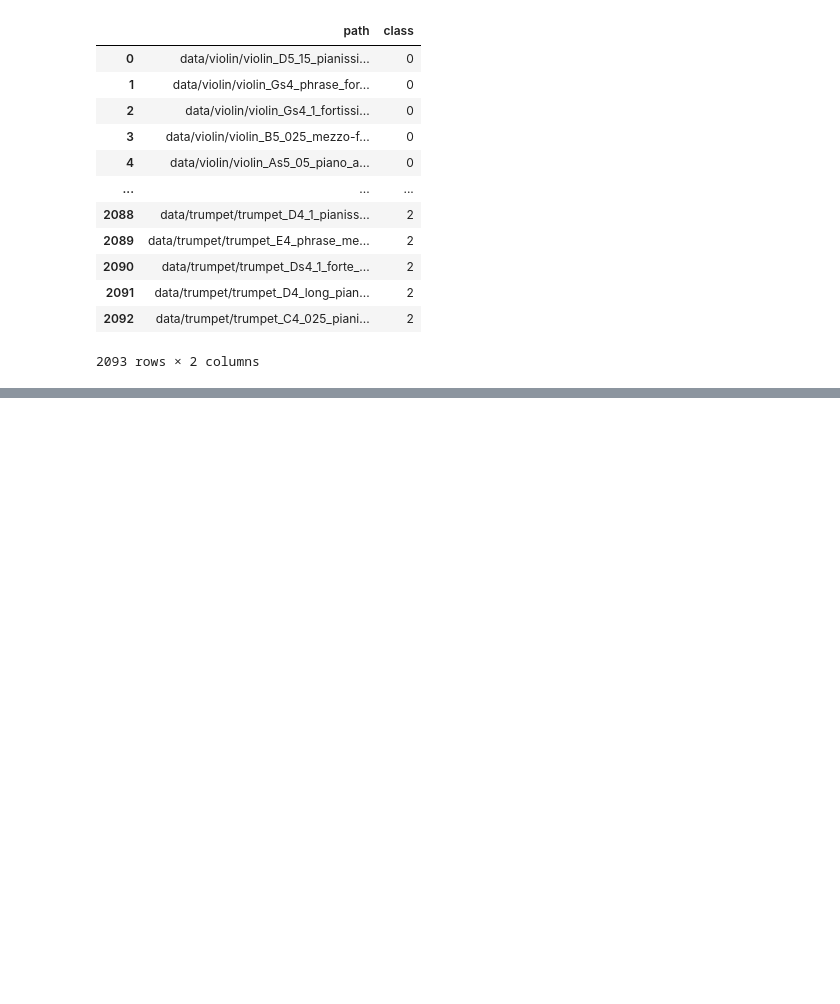
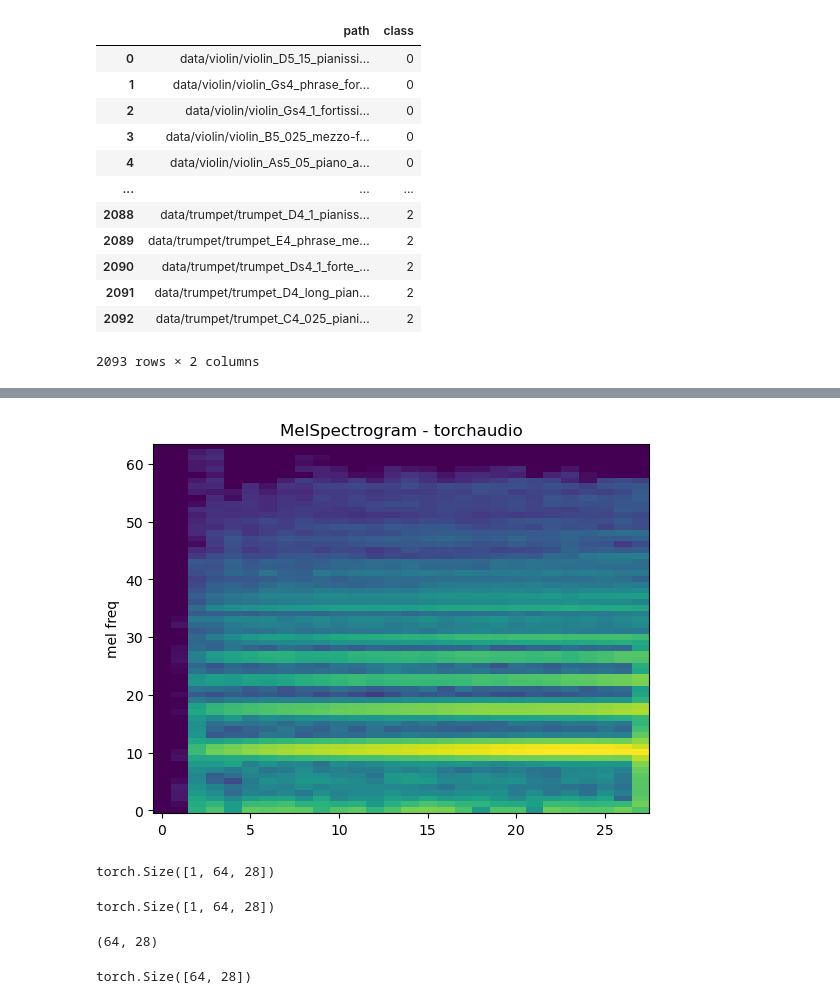
Before and after one commit to spacekaila/dsfp-s19-hack, a Jupyter notebook: audio_deep_learning.ipynb, the cells around one changed output, grey strips where cells are left out. Saved outputs shown, nothing was run; the diff lists cells and outputs as text; code cells hidden in the pictures; blank space fills up the shorter version.

```diff
--- a/audio_deep_learning.ipynb
+++ b/audio_deep_learning.ipynb
@@ -39,0 +121,40 @@ meta
+# %%
+n_fft = 1024
+win_length = None
+hop_length = 512
+n_mels = 64
+
+mel_spectrogram = transforms.MelSpectrogram(
+    sample_rate=sample_rates[0],
+    n_fft=n_fft,
+    win_length=win_length,
+    hop_length=hop_length,
+    center=True,
+    pad_mode="reflect",
+    power=2.0,
+    norm="slaney",
+    n_mels=n_mels,
+    mel_scale="htk",
+)
+
+melspec = mel_spectrogram(waveforms_trimmed[0])
+# %%
+def plot_spectrogram(specgram, title=None, ylabel="freq_bin", ax=None):
+    if ax is None:
+        _, ax = plt.subplots(1, 1)
+    if title is not None:
+        ax.set_title(title)
+    ax.set_ylabel(ylabel)
+    ax.imshow(librosa.power_to_db(specgram), origin="lower", aspect="auto", interpolation="nearest")
+# %%
+plot_spectrogram(melspec[0], title="MelSpectrogram - torchaudio", ylabel="mel freq")
+# %% [output]
+[figure, added]
+# %%
+melspec.shape
+# %% [output]
+torch.Size([1, 64, 28])
+# %%
+test.shape
+# %% [output]
+torch.Size([1, 64, 28])
@@ -39,0 +163,8 @@ meta
+# %%
+test2.shape
+# %% [output]
+(64, 28)
+# %%
+test[0].shape
+# %% [output]
+torch.Size([64, 28])
```
Also changed, not shown: parts of 25 cells of this notebook.
